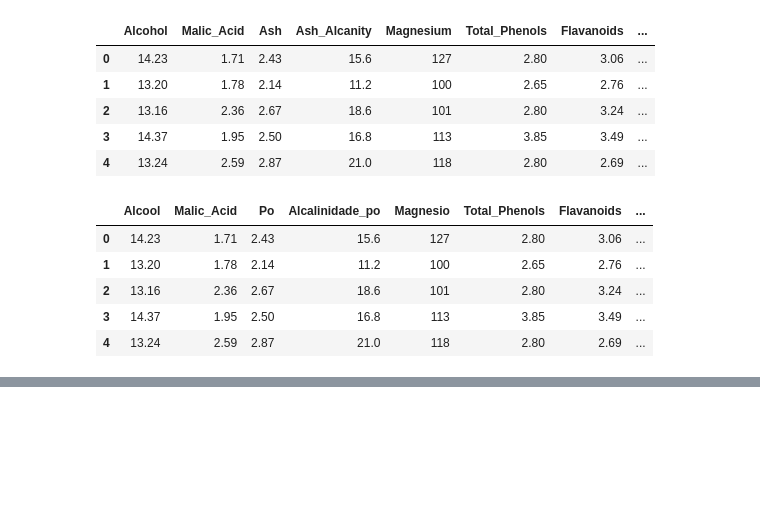
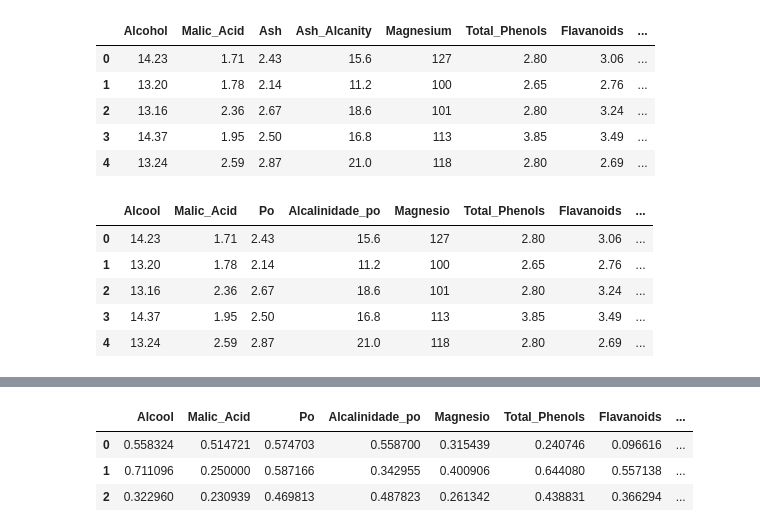
Before and after one commit to kevinpinhoiamin/python-scikit-learn5, a Jupyter notebook: Basic Clustering Alura.ipynb, the cells around one changed output, grey strips where cells are left out. Drawn from its saved outputs; the diff is of its cells as text; code cells hidden in the pictures; blank space fills up the shorter version.

```diff
--- a/Basic Clustering Alura.ipynb
+++ b/Basic Clustering Alura.ipynb
@@ -149,0 +152,4 @@ df_nao_normalizado.describe()
+# %%
+agrupador = KMeans(n_clusters=4)
+# %%
+agrupador.fit(df)
@@ -149,0 +167,4 @@ df_nao_normalizado.describe()
+# %%
+agrupador.fit(df)
+labels = agrupador.labels_
+print(labels)
@@ -149,0 +201,5 @@ df_nao_normalizado.describe()
+# %%
+agrupador = KMeans(n_clusters=3)
+agrupador.fit(df)
+labels = agrupador.labels_
+print(labels)
@@ -149,0 +246,8 @@ df_nao_normalizado.describe()
+# %%
+centros = pd.DataFrame(agrupador.cluster_centers_, columns=atributos)
+centros.head()
+# %% [output]
+|  | Alcool | Malic_Acid | Po | Alcalinidade_po | Magnesio | Total_Phenols | Flavanoids | ... |
+| 0 | 0.558324 | 0.514721 | 0.574703 | 0.558700 | 0.315439 | 0.240746 | 0.096616 | ... |
+| 1 | 0.711096 | 0.250000 | 0.587166 | 0.342955 | 0.400906 | 0.644080 | 0.557138 | ... |
+| 2 | 0.322960 | 0.230939 | 0.469813 | 0.487823 | 0.261342 | 0.438831 | 0.366294 | ... |
```
Also changed, not shown: parts of 15 cells of this notebook.
